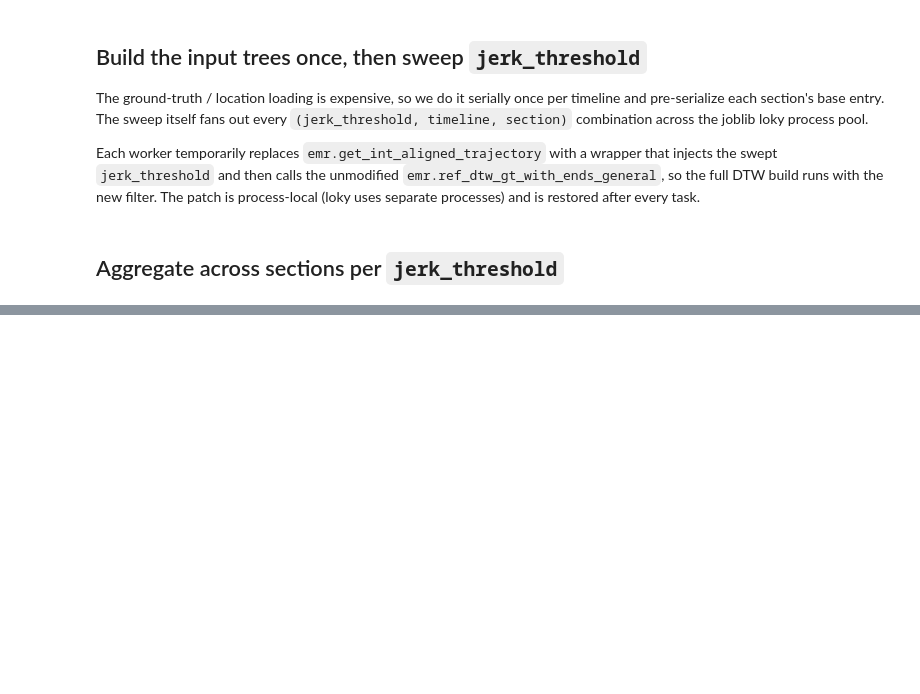
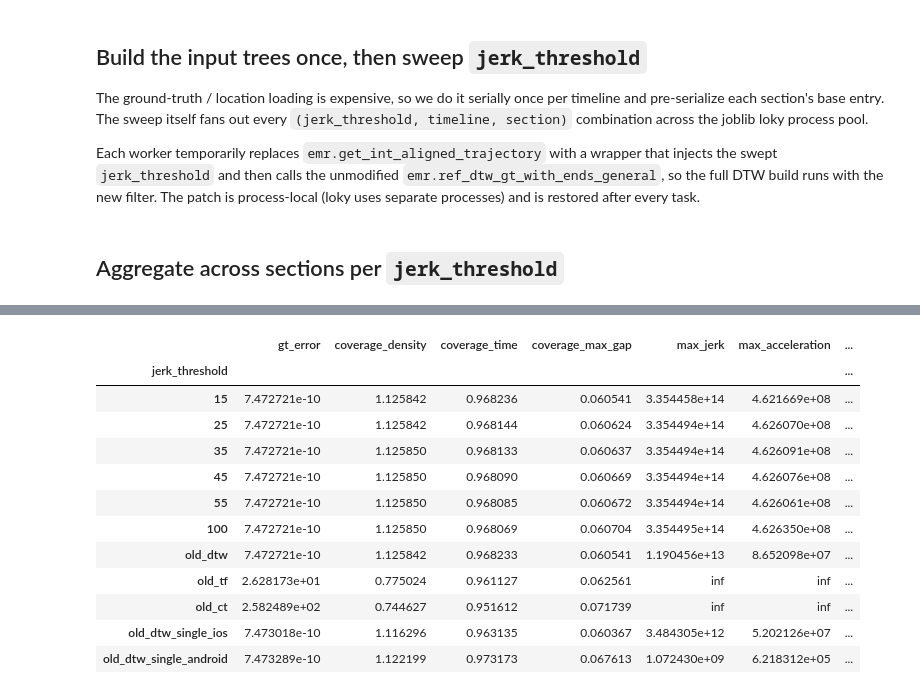
Before and after one commit to KG2468/mobilitynet-analysis-scripts, a Jupyter notebook: get_int_aligned_jerk_sweep.ipynb, the cells around one changed output, grey strips where cells are left out. Drawn from its saved outputs; the diff is of its cells as text; code cells hidden in the pictures; blank space fills up the shorter version.

Commit message:
updated analysis and parameters:

```diff
--- a/get_int_aligned_jerk_sweep.ipynb
+++ b/get_int_aligned_jerk_sweep.ipynb
@@ -243,36 +263,45 @@ param_summary["n_sections"] = sweep_df.groupby(PARAM_NAME).size()
 # Load the previously-saved two-stream DTW reference stats as a baseline. Each
 # file is a one-row CSV written by save_one_reference at
 #   bin/ref_stats/dtw/<timeline>/<with_ends|no_ends>/<trip_id>/<section>
-DTW_STATS_ROOT = "bin/ref_stats/dtw"
-dtw_rows = []
-for f in glob.glob(os.path.join(DTW_STATS_ROOT, "**", "*"), recursive=True):
-    if not os.path.isfile(f):
-        continue
-    # Recover (timeline, sec_name) from the path so the baseline can be limited
-    # to exactly the sections that were swept.
-    rel_parts = os.path.relpath(f, DTW_STATS_ROOT).split(os.sep)
-    timeline = rel_parts[0]
-    sec_name = "/".join(rel_parts[2:])  # skip the with_ends/no_ends level
-    row = pd.read_csv(f, index_col=0).iloc[0].to_dict()
-    row["timeline"] = timeline
-    row["sec_name"] = sec_name
-    dtw_rows.append(row)
-dtw_df = pd.DataFrame(dtw_rows)
+def bin_stats(root):
+    DTW_STATS_ROOT = "bin/ref_stats/" + root
+    dtw_rows = []
+    for f in glob.glob(os.path.join(DTW_STATS_ROOT, "**", "*"), recursive=True):
+        if not os.path.isfile(f):
+            continue
+        # Recover (timeline, sec_name) from the path so the baseline can be limited
+        # to exactly the sections that were swept.
+        rel_parts = os.path.relpath(f, DTW_STATS_ROOT).split(os.sep)
+        timeline = rel_parts[0]
+        sec_name = "/".join(rel_parts[2:])  # skip the with_ends/no_ends level
+        row = pd.read_csv(f, index_col=0).iloc[0].to_dict()
+        row["timeline"] = timeline
+        row["sec_name"] = sec_name
+        dtw_rows.append(row)
+    dtw_df = pd.DataFrame(dtw_rows)
 
-# Restrict the DTW baseline to the same (timeline, sec_name) sections present in
-# the sweep so the comparison is apples-to-apples.
-swept_sections = set(zip(sweep_df["timeline"], sweep_df["sec_name"]))
-if len(dtw_df) > 0:
-    dtw_df = dtw_df[[(t, s) in swept_sections
-                     for t, s in zip(dtw_df["timeline"], dtw_df["sec_name"])]]
-print("Loaded %d old DTW reference stat files matching the swept sections" % len(dtw_df))
+    # Restrict the DTW baseline to the same (timeline, sec_name) sections present in
+    # the sweep so the comparison is apples-to-apples.
+    swept_sections = set(zip(sweep_df["timeline"], sweep_df["sec_name"]))
+    if len(dtw_df) > 0:
+        dtw_df = dtw_df[[(t, s) in swept_sections
+                        for t, s in zip(dtw_df["timeline"], dtw_df["sec_name"])]]
+    print("Loaded %d old %s reference stat files matching the swept sections" % (len(dtw_df), root))
+    if len(dtw_df) > 0:
+        dtw_metrics = [m for m in agg_metrics if m in dtw_df.columns]
+        dtw_baseline = dtw_df[dtw_metrics].mean()
+        dtw_baseline["n_sections"] = len(dtw_df)
+        param_summary.loc["old_"+root] = dtw_baseline
+
+    return dtw_df
 
 # Append the DTW baseline (mean across those sections) as an extra "old_dtw" row
 # so it can be compared directly against every swept jerk_threshold value.
-if len(dtw_df) > 0:
-    dtw_metrics = [m for m in agg_metrics if m in dtw_df.columns]
-    dtw_baseline = dtw_df[dtw_metrics].mean()
-    dtw_baseline["n_sections"] = len(dtw_df)
-    param_summary.loc["old_dtw"] = dtw_baseline
+dtw_df = bin_stats("dtw")
+tf_df = bin_stats("tf")
+ct_df = bin_stats("ct")
+single_ios= bin_stats("dtw_single_ios")
+single_andr= bin_stats("dtw_single_android")
 
 param_summary
+# %% [output]
@@ -279,3 +313,16 @@ param_summary
+|  | gt_error | coverage_density | coverage_time | coverage_max_gap | max_jerk | max_acceleration | ... |
+| jerk_threshold |  |  |  |  |  |  | ... |
+| 15 | 7.472721e-10 | 1.125842 | 0.968236 | 0.060541 | 3.354458e+14 | 4.621669e+08 | ... |
+| 25 | 7.472721e-10 | 1.125842 | 0.968144 | 0.060624 | 3.354494e+14 | 4.626070e+08 | ... |
+| 35 | 7.472721e-10 | 1.125850 | 0.968133 | 0.060637 | 3.354494e+14 | 4.626091e+08 | ... |
+| 45 | 7.472721e-10 | 1.125850 | 0.968090 | 0.060669 | 3.354494e+14 | 4.626076e+08 | ... |
+| 55 | 7.472721e-10 | 1.125850 | 0.968085 | 0.060672 | 3.354494e+14 | 4.626061e+08 | ... |
+| 100 | 7.472721e-10 | 1.125850 | 0.968069 | 0.060704 | 3.354495e+14 | 4.626350e+08 | ... |
+| old_dtw | 7.472721e-10 | 1.125842 | 0.968233 | 0.060541 | 1.190456e+13 | 8.652098e+07 | ... |
+| old_tf | 2.628173e+01 | 0.775024 | 0.961127 | 0.062561 | inf | inf | ... |
+| old_ct | 2.582489e+02 | 0.744627 | 0.951612 | 0.071739 | inf | inf | ... |
+| old_dtw_single_ios | 7.473018e-10 | 1.116296 | 0.963135 | 0.060367 | 3.484305e+12 | 5.202126e+07 | ... |
+| old_dtw_single_android | 7.473289e-10 | 1.122199 | 0.973173 | 0.067613 | 1.072430e+09 | 6.218312e+05 | ... |
 # %%
 # Plot the mean ground-truth error against the swept parameter; the value that
 # minimizes gt_error is the best candidate.
```
Also changed, not shown: parts of 4 cells of this notebook, 1 other file.
